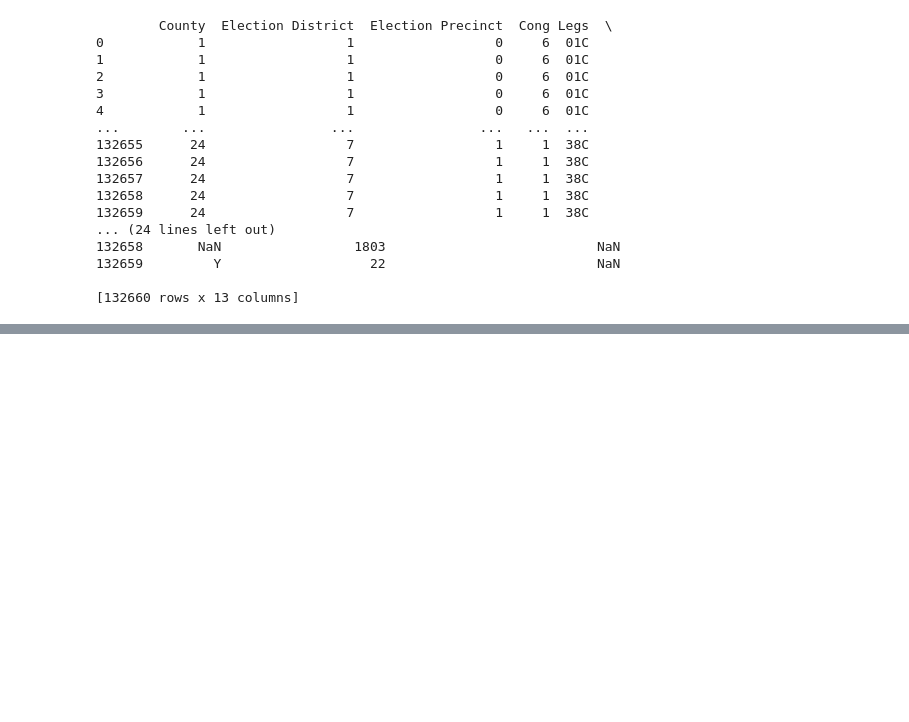
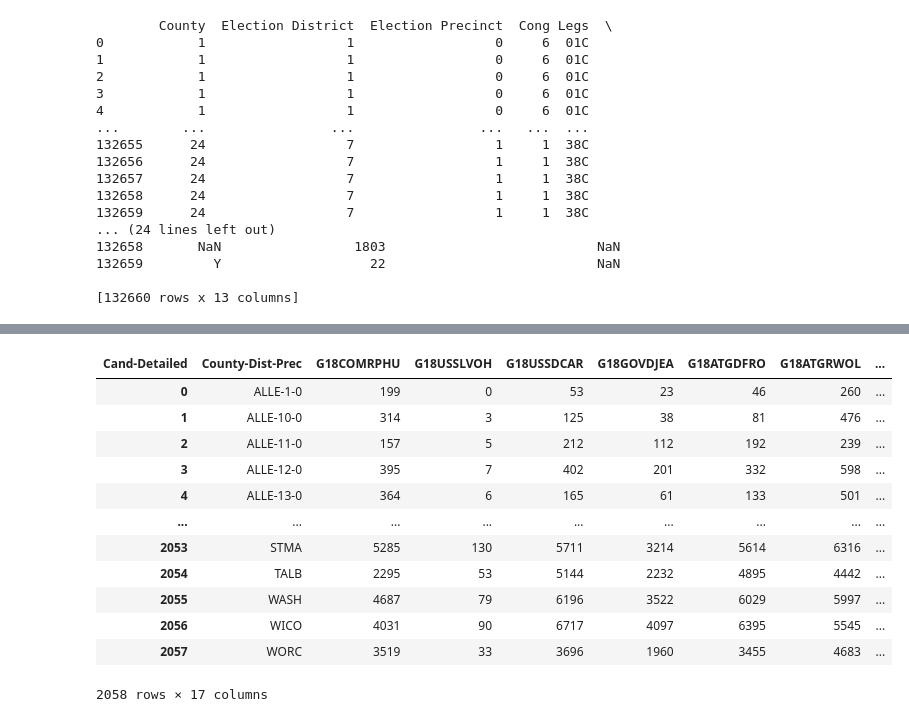
Before and after one commit to nonpartisan-redistricting-datahub/pdv-md, a Jupyter notebook: vest-md-18/vest-md-2018-validation.ipynb, the cells around one changed output, grey strips where cells are left out. Saved outputs shown, nothing was run; the diff lists cells and outputs as text; code cells hidden in the pictures; blank space fills up the shorter version.

```diff
--- a/vest-md-18/vest-md-2018-validation.ipynb
+++ b/vest-md-18/vest-md-2018-validation.ipynb
@@ -64,0 +349,3 @@ print(source_elections)
+# %%
+
+pivoted_abs_results["County-Dist-Prec"] = pivoted_abs_results["County-Dist-Prec"].map(name_juris_dict)
@@ -64,0 +361,4 @@ print(source_elections)
+# %%
+for i in range(1,4):
+    cand_string = 'G18USSOWRI_'+str(i)
+    pivoted_abs_results['G18USSOWRI']+=pivoted_abs_results[cand_string]
@@ -64,0 +369,6 @@ print(source_elections)
+# %%
+pivoted_abs_results = pivoted_abs_results[['County-Dist-Prec', 'G18COMRPHU', 'G18USSLVOH', 'G18USSDCAR',
+       'G18GOVDJEA', 'G18ATGDFRO', 'G18ATGRWOL', 'G18GOVGSCH',
+       'G18GOVRHOG', 'G18USSISIM',
+       'G18ATGOWRI', 'G18COMOWRI', 'G18GOVOWRI', 'G18USSOWRI', 'G18COMDFRA',
+       'G18GOVLQUI', 'G18USSRCAM']]
@@ -64,0 +395,19 @@ print(source_elections)
+# %%
+li = [pivoted_results,pivoted_abs_results]
+joined= pd.concat(li,axis=0,ignore_index=True)
+# %%
+joined
+# %% [output]
+| Cand-Detailed | County-Dist-Prec | G18COMRPHU | G18USSLVOH | G18USSDCAR | G18GOVDJEA | G18ATGDFRO | G18ATGRWOL | ... |
+| 0 | ALLE-1-0 | 199 | 0 | 53 | 23 | 46 | 260 | ... |
+| 1 | ALLE-10-0 | 314 | 3 | 125 | 38 | 81 | 476 | ... |
+| 2 | ALLE-11-0 | 157 | 5 | 212 | 112 | 192 | 239 | ... |
+| 3 | ALLE-12-0 | 395 | 7 | 402 | 201 | 332 | 598 | ... |
+| 4 | ALLE-13-0 | 364 | 6 | 165 | 61 | 133 | 501 | ... |
+| ... | ... | ... | ... | ... | ... | ... | ... | ... |
+| 2053 | STMA | 5285 | 130 | 5711 | 3214 | 5614 | 6316 | ... |
+| 2054 | TALB | 2295 | 53 | 5144 | 2232 | 4895 | 4442 | ... |
+| 2055 | WASH | 4687 | 79 | 6196 | 3522 | 6029 | 5997 | ... |
+| 2056 | WICO | 4031 | 90 | 6717 | 4097 | 6395 | 5545 | ... |
+| 2057 | WORC | 3519 | 33 | 3696 | 1960 | 3455 | 4683 | ... |
+2058 rows × 17 columns
```
Also changed, not shown: parts of 55 cells of this notebook.
